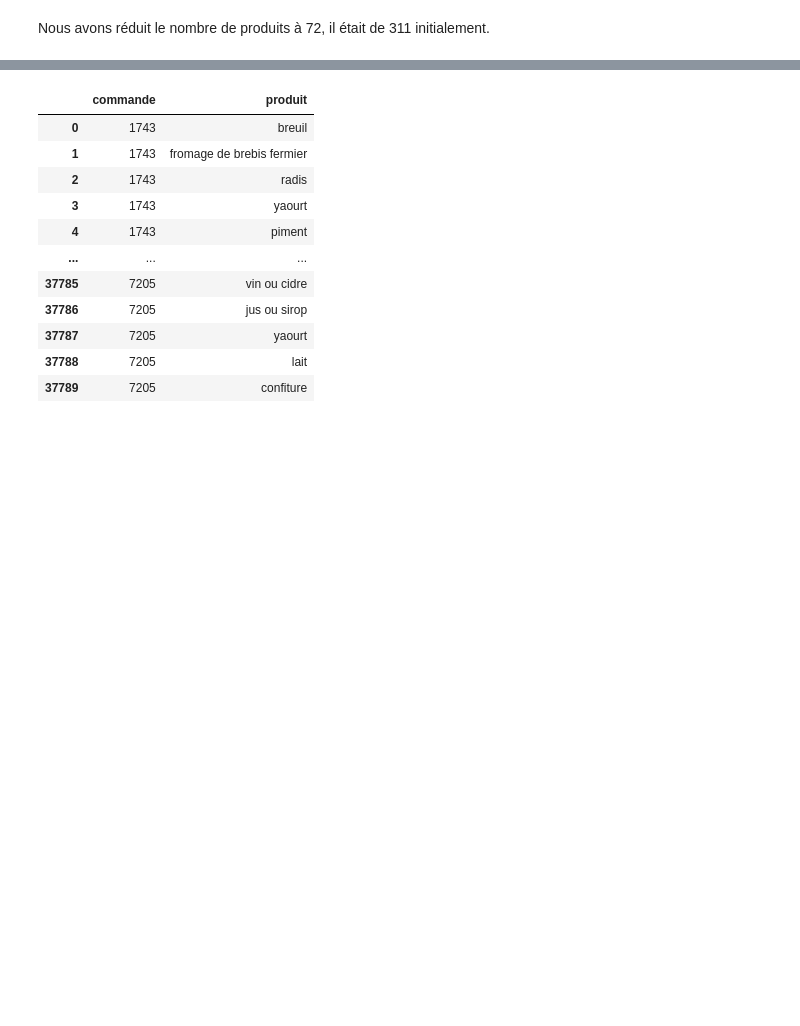
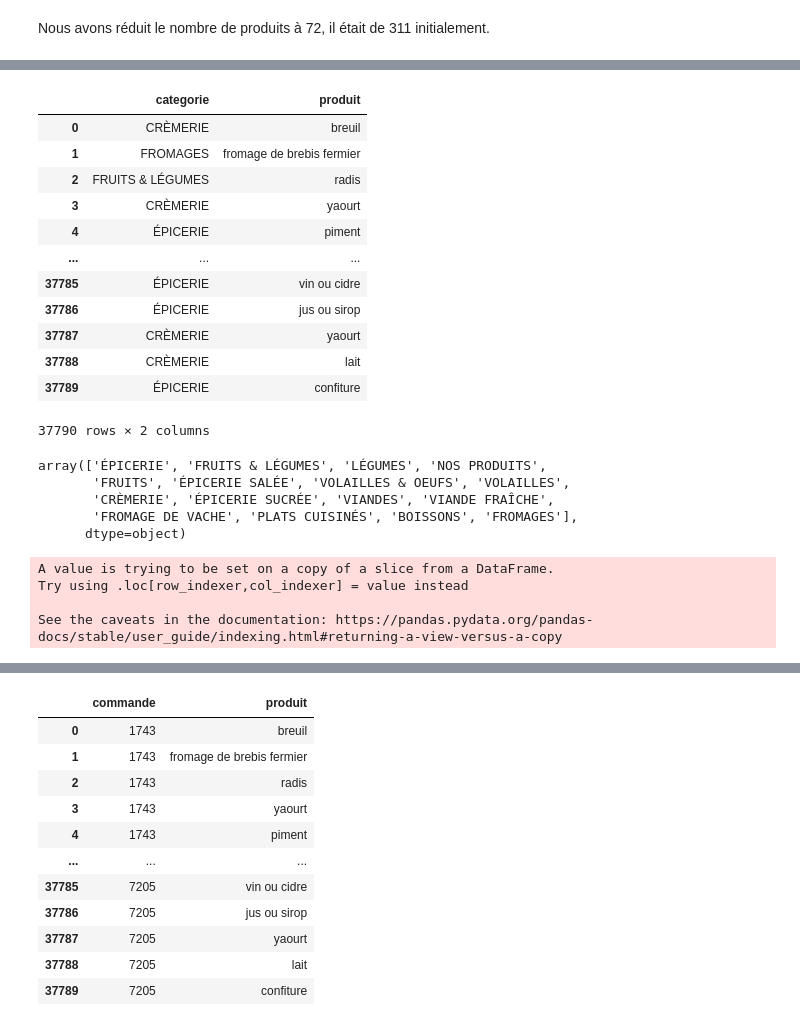
Before and after one commit to Kesskisspass/etxaldebot, a Jupyter notebook: recommandation/pre-traitement.ipynb, the cells around one changed output, grey strips where cells are left out. Drawn from its saved outputs; the diff is of its cells as text; code cells hidden in the pictures; blank space fills up the shorter version.

```diff
--- a/recommandation/pre-traitement.ipynb
+++ b/recommandation/pre-traitement.ipynb
@@ -591,3 +591,21 @@ df.head()
 | 2 | 1743 | FERME AROZTEGIA | FRUITS & LÉGUMES | radis noir (la botte) | 64250 | SAINT PALAIS | radis |
 | 3 | 1743 | FERME ESNEKIAK | CRÈMERIE | Yaourt nature bio au lait entier ... | 64250 | SAINT PALAIS | yaourt |
 | 4 | 1743 | FERME BELAZKABIETA | ÉPICERIE | BIZIGAI Piment d'Espelette AOP (5... | 64250 | SAINT PALAIS | piment |
+# %%
+df_to_csv = df[['categorie','produit']]
+# %%
+df_to_csv
+# %% [output]
+|  | categorie | produit |
+| 0 | CRÈMERIE | breuil |
+| 1 | FROMAGES | fromage de brebis fermier |
+| 2 | FRUITS & LÉGUMES | radis |
+| 3 | CRÈMERIE | yaourt |
+| 4 | ÉPICERIE | piment |
+| ... | ... | ... |
+| 37785 | ÉPICERIE | vin ou cidre |
+| 37786 | ÉPICERIE | jus ou sirop |
+| 37787 | CRÈMERIE | yaourt |
+| 37788 | CRÈMERIE | lait |
+| 37789 | ÉPICERIE | confiture |
+37790 rows × 2 columns
@@ -593,0 +614,48 @@ df.head()
+# %%
+df_unique_produits.categorie.unique()
+# %% [output]
+array(['ÉPICERIE', 'FRUITS & LÉGUMES', 'LÉGUMES', 'NOS PRODUITS',
+       'FRUITS', 'ÉPICERIE SALÉE', 'VOLAILLES & OEUFS', 'VOLAILLES',
+       'CRÈMERIE', 'ÉPICERIE SUCRÉE', 'VIANDES', 'VIANDE FRAÎCHE',
+       'FROMAGE DE VACHE', 'PLATS CUISINÉS', 'BOISSONS', 'FROMAGES'],
+      dtype=object)
+# %%
+def categorie_to_cat_id(row):
+    if row[0] == 'ÉPICERIE':
+        return 1
+    elif row[0] == 'FRUITS & LÉGUMES':
+        return 2
+    elif row[0] == 'LÉGUMES':
+        return 3
+    elif row[0] == 'NOS PRODUITS':
+        return 4
+    elif row[0] == 'FRUITS':
+        return 5
+    elif row[0] == 'ÉPICERIE SALÉE':
+        return 6
+    elif row[0] == 'VOLAILLES & OEUFS':
+        return 7
+    elif row[0] == 'VOLAILLES':
+        return 8
+    elif row[0] == 'CRÈMERIE':
+        return 9
+    elif row[0] == 'ÉPICERIE SUCRÉE':
+        return 10
+    elif row[0] == 'VIANDES':
+        return 11
+    elif row[0] == 'VIANDE FRAÎCHE':
+        return 12
+    elif row[0] == 'FROMAGE DE VACHE':
+        return 13
+    elif row[0] == 'PLATS CUISINÉS':
+        return 14
+    elif row[0] == 'BOISSONS':
+        return 15
+    elif row[0] == 'FROMAGES':
+        return 16
+df_unique_produits['cat_id'] = df_unique_produits.apply(categorie_to_cat_id, axis=1)
+# %% [output]
+A value is trying to be set on a copy of a slice from a DataFrame.
+Try using .loc[row_indexer,col_indexer] = value instead
+
+See the caveats in the documentation: https://pandas.pydata.org/pandas-docs/stable/user_guide/indexing.html#returning-a-view-versus-a-copy
```
Also changed, not shown: parts of 9 cells of this notebook, 3 other files.
